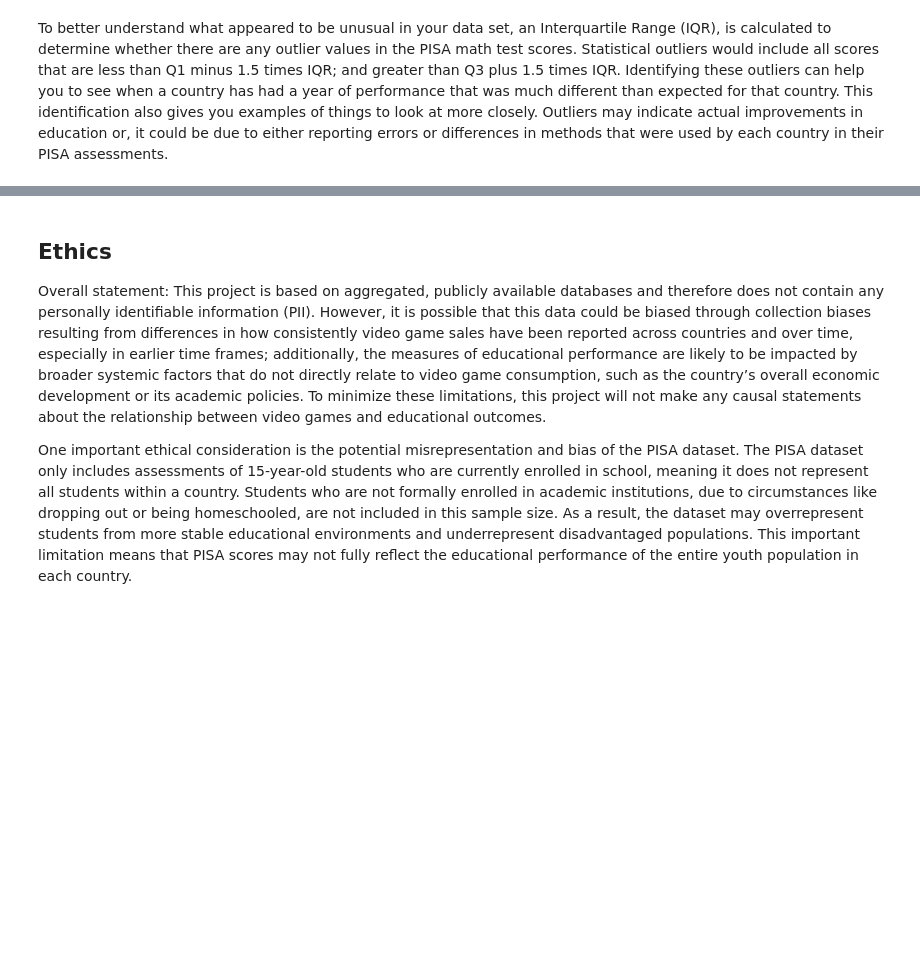
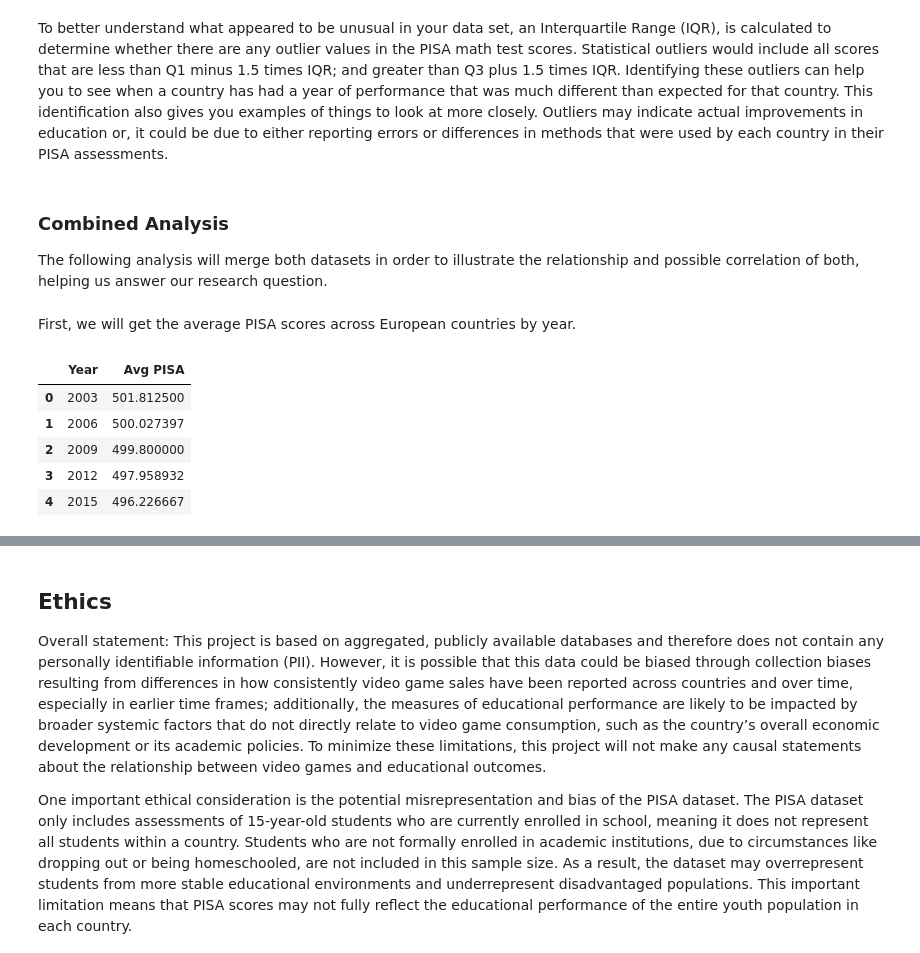
Before and after one commit to COGS108/Group037_WI26, a Jupyter notebook: 03-FinalProject.ipynb, the cells around one changed output, grey strips where cells are left out. Drawn from its saved outputs; the diff is of its cells as text; code cells hidden in the pictures; blank space fills up the shorter version.

```diff
--- a/03-FinalProject.ipynb
+++ b/03-FinalProject.ipynb
@@ -596,0 +564,21 @@ To better understand what appeared to be unusual in your data set, an Interquart
+# %% [markdown]
+### Combined Analysis
+The following analysis will merge both datasets in order to illustrate the relationship and possible correlation of both, helping us answer our research question.
+# %% [markdown]
+First, we will get the average PISA scores across European countries by year.
+# %%
+pisa_yearly = (
+    pisa_eu
+        .groupby("TIME", as_index=False)["Value"]
+        .mean()
+        .rename(columns={"TIME": "Year", "Value": "Avg PISA"})
+)
+
+pisa_yearly.head()
+# %% [output]
+|  | Year | Avg PISA |
+| 0 | 2003 | 501.812500 |
+| 1 | 2006 | 500.027397 |
+| 2 | 2009 | 499.800000 |
+| 3 | 2012 | 497.958932 |
+| 4 | 2015 | 496.226667 |
```
Also changed, not shown: parts of 16 cells of this notebook.
